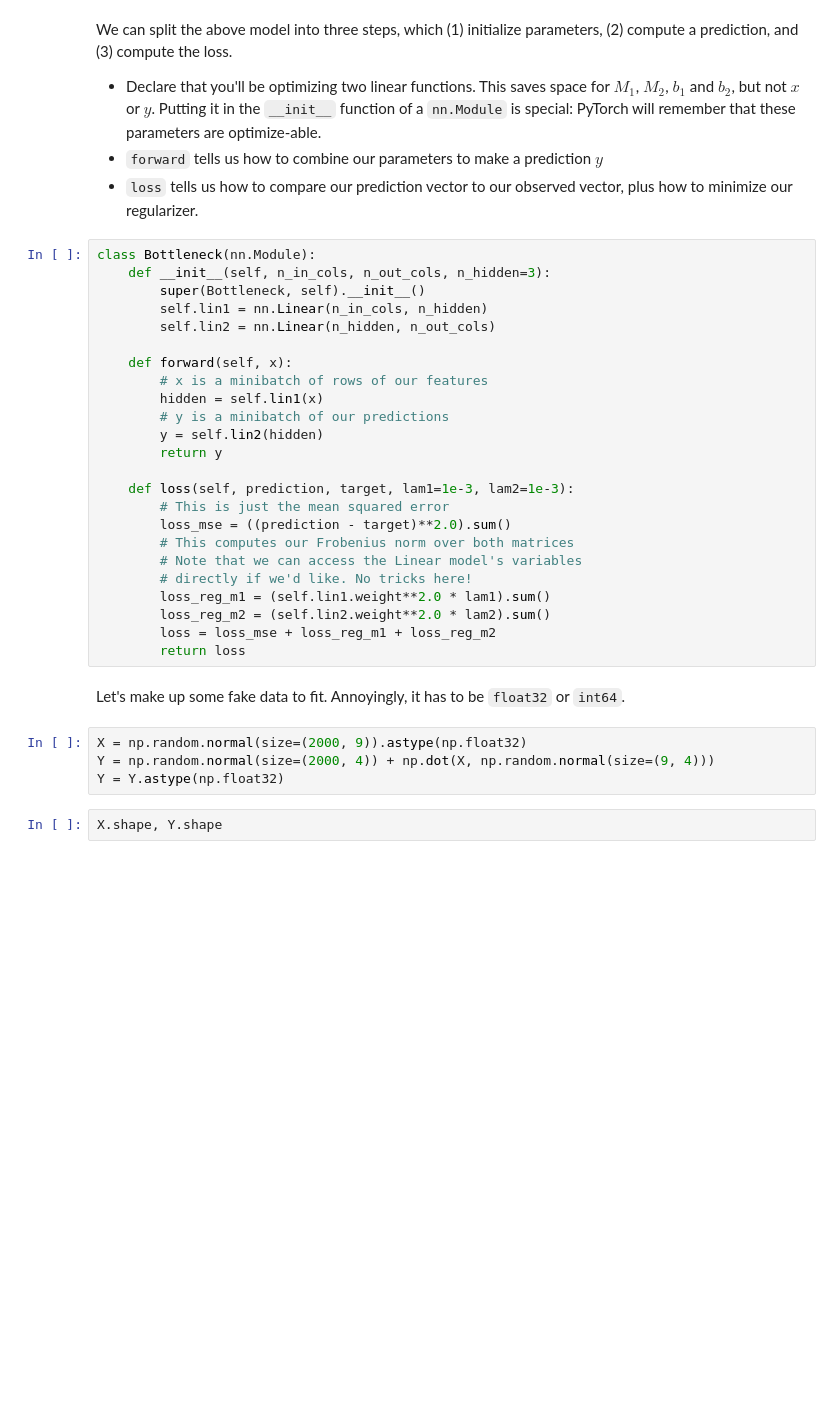
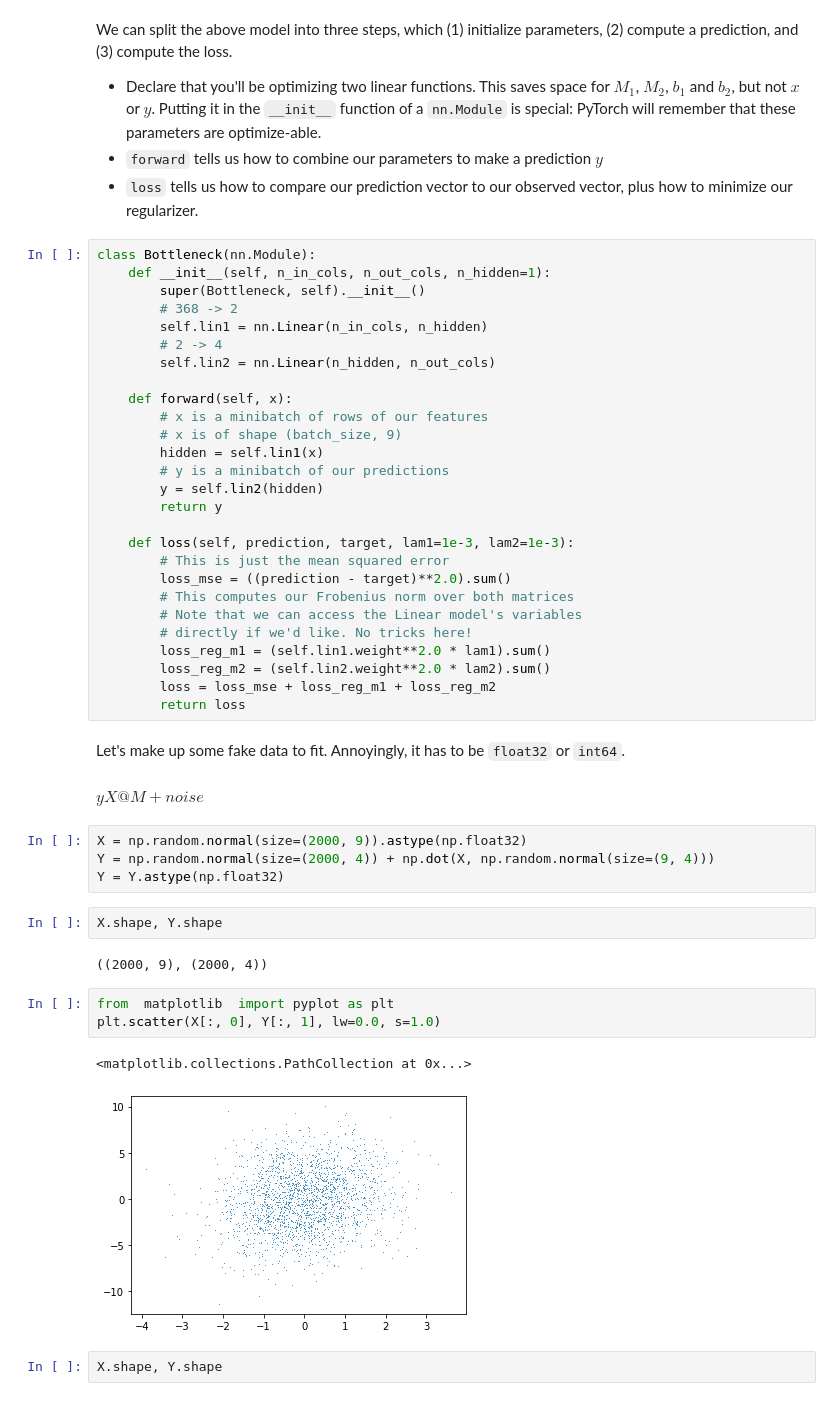
Before and after one commit to cemoody/simple_mf, a Jupyter notebook: notebooks/00A Intro PyTorch.ipynb, the cells around one changed output. Drawn from its saved outputs; the diff is of its cells as text; blank space fills up the shorter version.

```diff
--- a/notebooks/00A Intro PyTorch.ipynb
+++ b/notebooks/00A Intro PyTorch.ipynb
@@ -30,13 +31,16 @@ We can split the above model into three steps, which (1) initialize parameters,
 - `loss` tells us how to compare our prediction vector to our observed vector, plus how to minimize our regularizer.
 # %%
 class Bottleneck(nn.Module):
-    def __init__(self, n_in_cols, n_out_cols, n_hidden=3):
+    def __init__(self, n_in_cols, n_out_cols, n_hidden=1):
         super(Bottleneck, self).__init__()
+        # 368 -> 2
         self.lin1 = nn.Linear(n_in_cols, n_hidden)
+        # 2 -> 4
         self.lin2 = nn.Linear(n_hidden, n_out_cols)
 
     def forward(self, x):
         # x is a minibatch of rows of our features
+        # x is of shape (batch_size, 9)
         hidden = self.lin1(x)
         # y is a minibatch of our predictions
         y = self.lin2(hidden)
@@ -54,10 +58,22 @@ class Bottleneck(nn.Module):
         return loss
 # %% [markdown]
 Let's make up some fake data to fit. Annoyingly, it has to be `float32` or `int64`.
+# %% [markdown]
+$ y   X  @ M + noise$
 # %%
 X = np.random.normal(size=(2000, 9)).astype(np.float32)
 Y = np.random.normal(size=(2000, 4)) + np.dot(X, np.random.normal(size=(9, 4)))
 Y = Y.astype(np.float32)
+# %%
+X.shape, Y.shape
+# %% [output]
+((2000, 9), (2000, 4))
+# %%
+from  matplotlib  import pyplot as plt
+plt.scatter(X[:, 0], Y[:, 1], lw=0.0, s=1.0)
+# %% [output]
+<matplotlib.collections.PathCollection at 0x...>
+[figure, added]
 # %%
 X.shape, Y.shape
 # %% [output]
```
Also changed, not shown: parts of 14 cells of this notebook, 7 other files.
